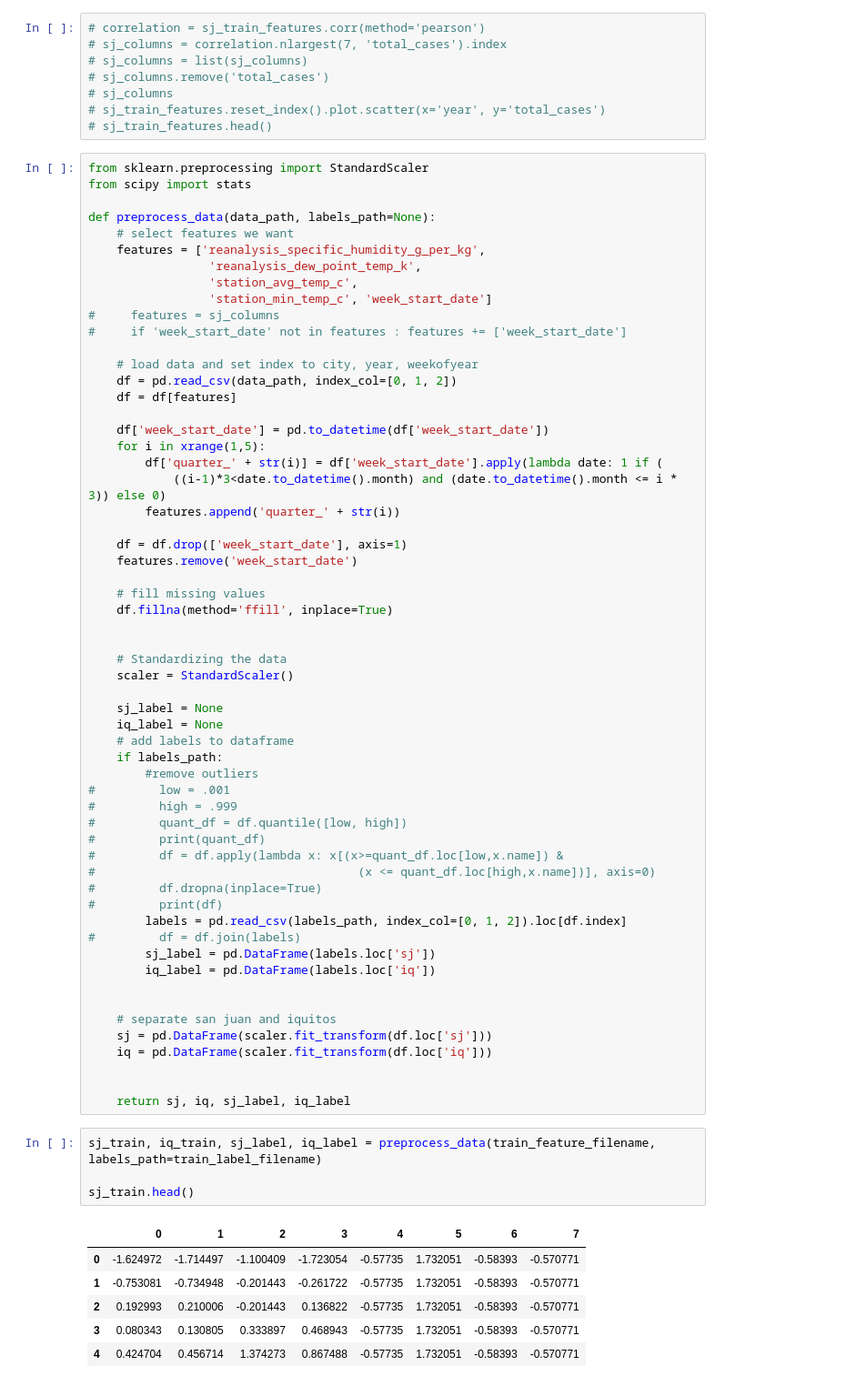
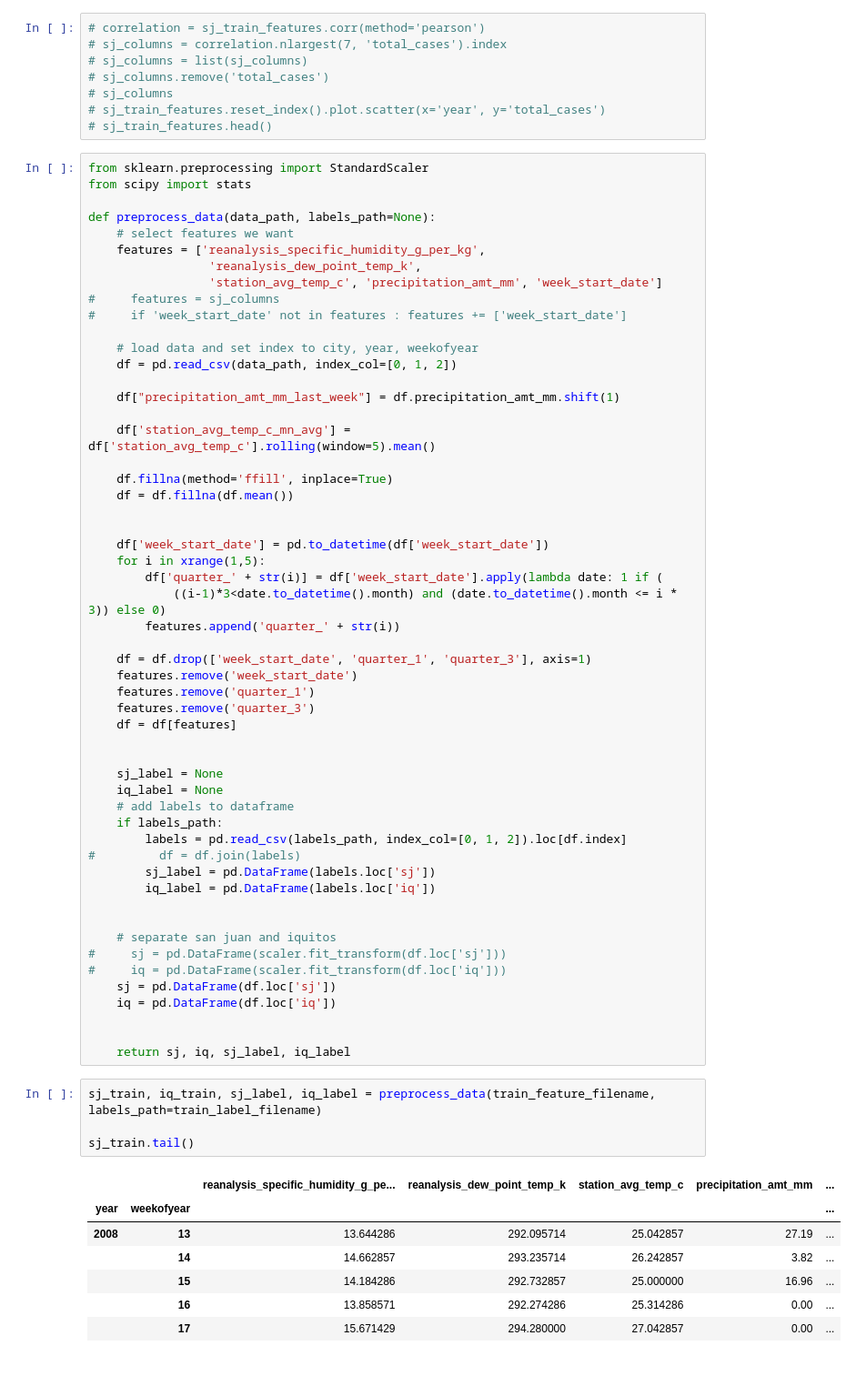
Before and after one commit to ChamodDamitha/Dengue-ML, a Jupyter notebook: Dengue-ML-2.ipynb, the cells around one changed output. Shown: that part at 91% size. Saved outputs shown, nothing was run; the diff lists cells and outputs as text.

```diff
--- a/Dengue-ML-2.ipynb
+++ b/Dengue-ML-2.ipynb
@@ -215,14 +292,20 @@ def preprocess_data(data_path, labels_path=None):
     # select features we want
     features = ['reanalysis_specific_humidity_g_per_kg',
                  'reanalysis_dew_point_temp_k',
-                 'station_avg_temp_c',
-                 'station_min_temp_c', 'week_start_date']
+                 'station_avg_temp_c', 'precipitation_amt_mm', 'week_start_date']
 #     features = sj_columns
 #     if 'week_start_date' not in features : features += ['week_start_date']
 
     # load data and set index to city, year, weekofyear
     df = pd.read_csv(data_path, index_col=[0, 1, 2])
-    df = df[features]
+
+    df["precipitation_amt_mm_last_week"] = df.precipitation_amt_mm.shift(1)
+
+    df['station_avg_temp_c_mn_avg'] = df['station_avg_temp_c'].rolling(window=5).mean()
+
+    df.fillna(method='ffill', inplace=True)
+    df = df.fillna(df.mean())
+
 
     df['week_start_date'] = pd.to_datetime(df['week_start_date'])
     for i in xrange(1,5):
@@ -230,29 +313,17 @@ def preprocess_data(data_path, labels_path=None):
             ((i-1)*3<date.to_datetime().month) and (date.to_datetime().month <= i * 3)) else 0)
         features.append('quarter_' + str(i))
 
-    df = df.drop(['week_start_date'], axis=1)
+    df = df.drop(['week_start_date', 'quarter_1', 'quarter_3'], axis=1)
     features.remove('week_start_date')
+    features.remove('quarter_1')
+    features.remove('quarter_3')
+    df = df[features]
 
-    # fill missing values
-    df.fillna(method='ffill', inplace=True)
-
-
-    # Standardizing the data
-    scaler = StandardScaler()
 
     sj_label = None
     iq_label = None
     # add labels to dataframe
     if labels_path:
-        #remove outliers
-#         low = .001
-#         high = .999
-#         quant_df = df.quantile([low, high])
-#         print(quant_df)
-#         df = df.apply(lambda x: x[(x>=quant_df.loc[low,x.name]) &
-#                                     (x <= quant_df.loc[high,x.name])], axis=0)
-#         df.dropna(inplace=True)
-#         print(df)
         labels = pd.read_csv(labels_path, index_col=[0, 1, 2]).loc[df.index]
 #         df = df.join(labels)
         sj_label = pd.DataFrame(labels.loc['sj'])
@@ -260,22 +331,25 @@ def preprocess_data(data_path, labels_path=None):
 
 
     # separate san juan and iquitos
-    sj = pd.DataFrame(scaler.fit_transform(df.loc['sj']))
-    iq = pd.DataFrame(scaler.fit_transform(df.loc['iq']))
+#     sj = pd.DataFrame(scaler.fit_transform(df.loc['sj']))
+#     iq = pd.DataFrame(scaler.fit_transform(df.loc['iq']))
+    sj = pd.DataFrame(df.loc['sj'])
+    iq = pd.DataFrame(df.loc['iq'])
 
 
     return sj, iq, sj_label, iq_label
 # %%
 sj_train, iq_train, sj_label, iq_label = preprocess_data(train_feature_filename, labels_path=train_label_filename)
 
-sj_train.head()
+sj_train.tail()
 # %% [output]
-|  | 0 | 1 | 2 | 3 | 4 | 5 | 6 | 7 |
-| 0 | -1.624972 | -1.714497 | -1.100409 | -1.723054 | -0.57735 | 1.732051 | -0.58393 | -0.570771 |
-| 1 | -0.753081 | -0.734948 | -0.201443 | -0.261722 | -0.57735 | 1.732051 | -0.58393 | -0.570771 |
-| 2 | 0.192993 | 0.210006 | -0.201443 | 0.136822 | -0.57735 | 1.732051 | -0.58393 | -0.570771 |
-| 3 | 0.080343 | 0.130805 | 0.333897 | 0.468943 | -0.57735 | 1.732051 | -0.58393 | -0.570771 |
-| 4 | 0.424704 | 0.456714 | 1.374273 | 0.867488 | -0.57735 | 1.732051 | -0.58393 | -0.570771 |
+|  |  | reanalysis_specific_humidity_g_pe... | reanalysis_dew_point_temp_k | station_avg_temp_c | precipitation_amt_mm | ... |
+| year | weekofyear |  |  |  |  | ... |
+| 2008 | 13 | 13.644286 | 292.095714 | 25.042857 | 27.19 | ... |
+|  | 14 | 14.662857 | 293.235714 | 26.242857 | 3.82 | ... |
+|  | 15 | 14.184286 | 292.732857 | 25.000000 | 16.96 | ... |
+|  | 16 | 13.858571 | 292.274286 | 25.314286 | 0.00 | ... |
+|  | 17 | 15.671429 | 294.280000 | 27.042857 | 0.00 | ... |
 # %%
 from sklearn.model_selection import train_test_split
 
```
Also changed, not shown: parts of 18 cells of this notebook, 7 other files.
